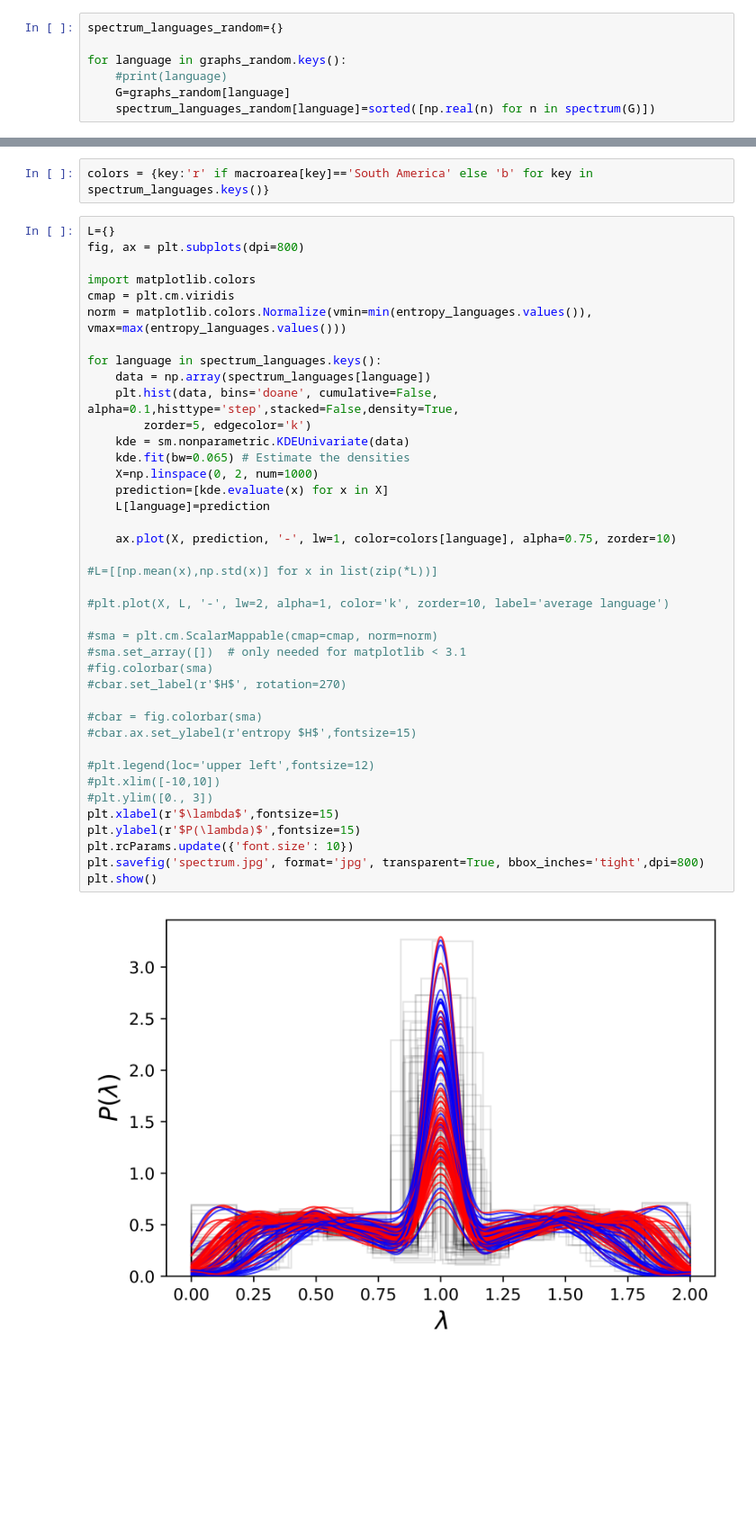
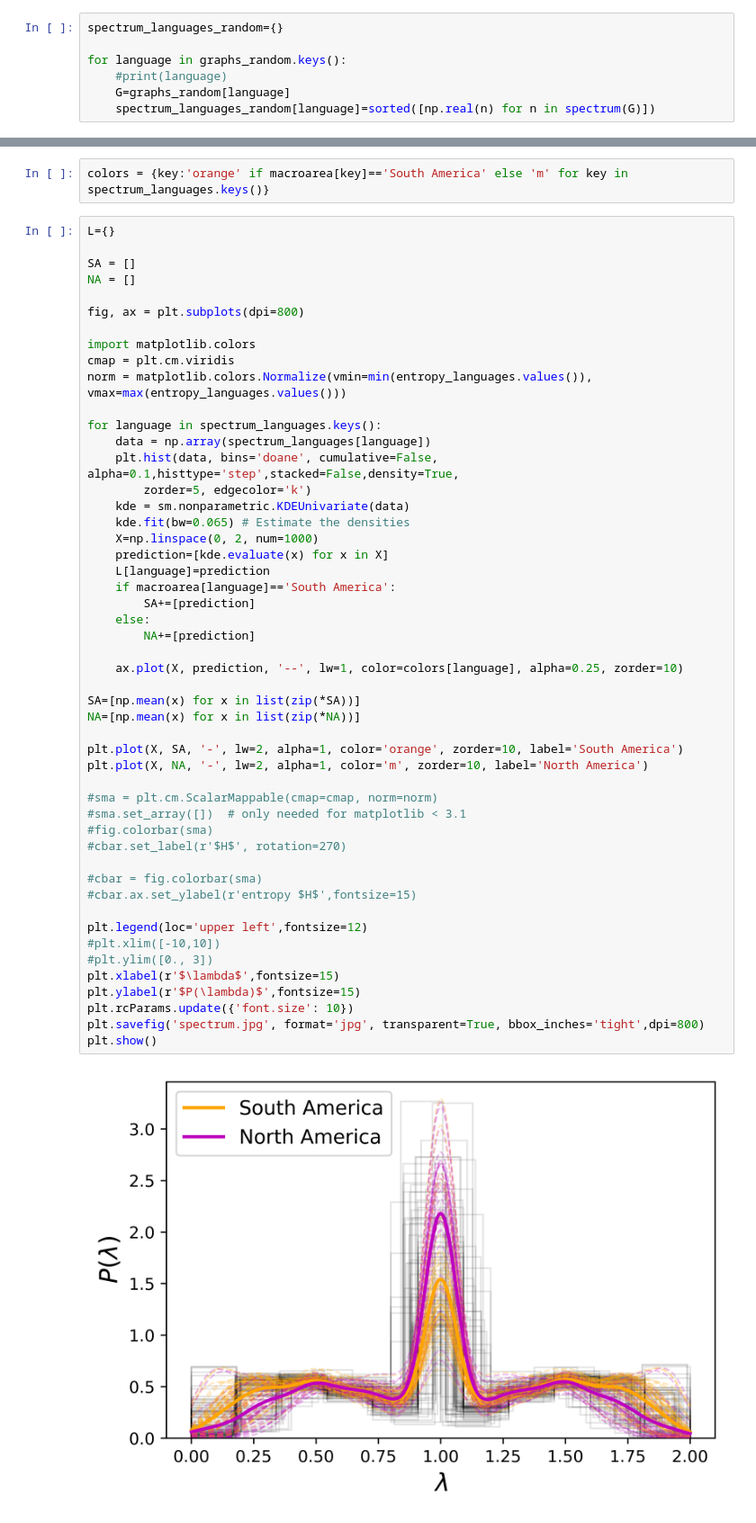
Before and after one commit to javiervz/laplacian-indigenous, a Jupyter notebook: laplacian-indigenous-classification.ipynb, the cells around one changed output, grey strips where cells are left out. Shown at 90% size. Drawn from its saved outputs; the diff is of its cells as text; blank space fills up the shorter version.

```diff
--- a/laplacian-indigenous-classification.ipynb
+++ b/laplacian-indigenous-classification.ipynb
@@ -346,7 +348,11 @@ for language in graphs_random.keys():
 # %%
-colors = {key:'r' if macroarea[key]=='South America' else 'b' for key in spectrum_languages.keys()}
+colors = {key:'orange' if macroarea[key]=='South America' else 'm' for key in spectrum_languages.keys()}
 # %%
 L={}
+
+SA = []
+NA = []
+
 fig, ax = plt.subplots(dpi=800)
 
 import matplotlib.colors
@@ -355,35 +361,41 @@ norm = matplotlib.colors.Normalize(vmin=min(entropy_languages.values()), vmax=ma
 
 for language in spectrum_languages.keys():
     data = np.array(spectrum_languages[language])
     plt.hist(data, bins='doane', cumulative=False, alpha=0.1,histtype='step',stacked=False,density=True,
         zorder=5, edgecolor='k')
     kde = sm.nonparametric.KDEUnivariate(data)
     kde.fit(bw=0.065) # Estimate the densities
     X=np.linspace(0, 2, num=1000)
     prediction=[kde.evaluate(x) for x in X]
     L[language]=prediction
+    if macroarea[language]=='South America':
+        SA+=[prediction]
+    else:
+        NA+=[prediction]
 
-    ax.plot(X, prediction, '-', lw=1, color=colors[language], alpha=0.75, zorder=10)
+    ax.plot(X, prediction, '--', lw=1, color=colors[language], alpha=0.25, zorder=10)
 
-#L=[[np.mean(x),np.std(x)] for x in list(zip(*L))]
+SA=[np.mean(x) for x in list(zip(*SA))]
+NA=[np.mean(x) for x in list(zip(*NA))]
 
-#plt.plot(X, L, '-', lw=2, alpha=1, color='k', zorder=10, label='average language')
+plt.plot(X, SA, '-', lw=2, alpha=1, color='orange', zorder=10, label='South America')
+plt.plot(X, NA, '-', lw=2, alpha=1, color='m', zorder=10, label='North America')
 
 #sma = plt.cm.ScalarMappable(cmap=cmap, norm=norm)
 #sma.set_array([])  # only needed for matplotlib < 3.1
 #fig.colorbar(sma)
 #cbar.set_label(r'$H$', rotation=270)
 
 #cbar = fig.colorbar(sma)
 #cbar.ax.set_ylabel(r'entropy $H$',fontsize=15)
 
-#plt.legend(loc='upper left',fontsize=12)
+plt.legend(loc='upper left',fontsize=12)
 #plt.xlim([-10,10])
 #plt.ylim([0., 3])
 plt.xlabel(r'$\lambda$',fontsize=15)
 plt.ylabel(r'$P(\lambda)$',fontsize=15)
 plt.rcParams.update({'font.size': 10})
 plt.savefig('spectrum.jpg', format='jpg', transparent=True, bbox_inches='tight',dpi=800)
 plt.show()
 # %% [output]
-[figure, old version]
+[figure, new version]
```
Also changed, not shown: parts of 17 cells of this notebook, 2 other files.
